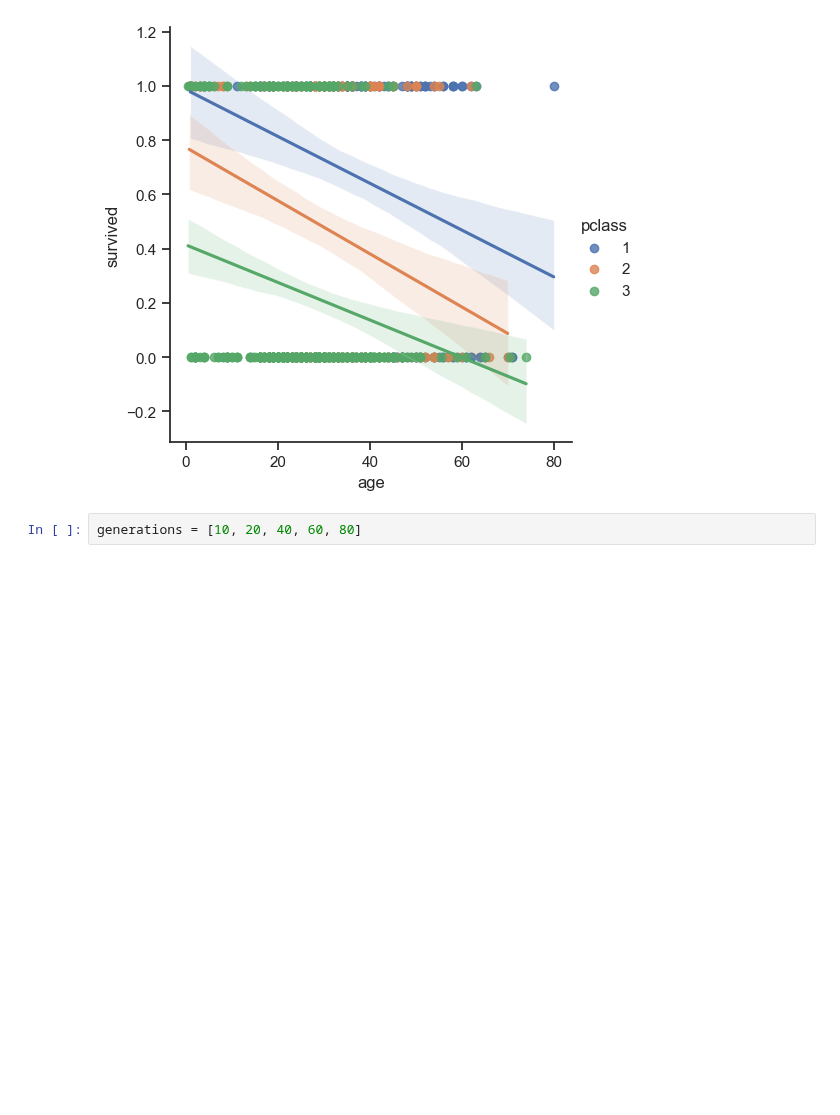
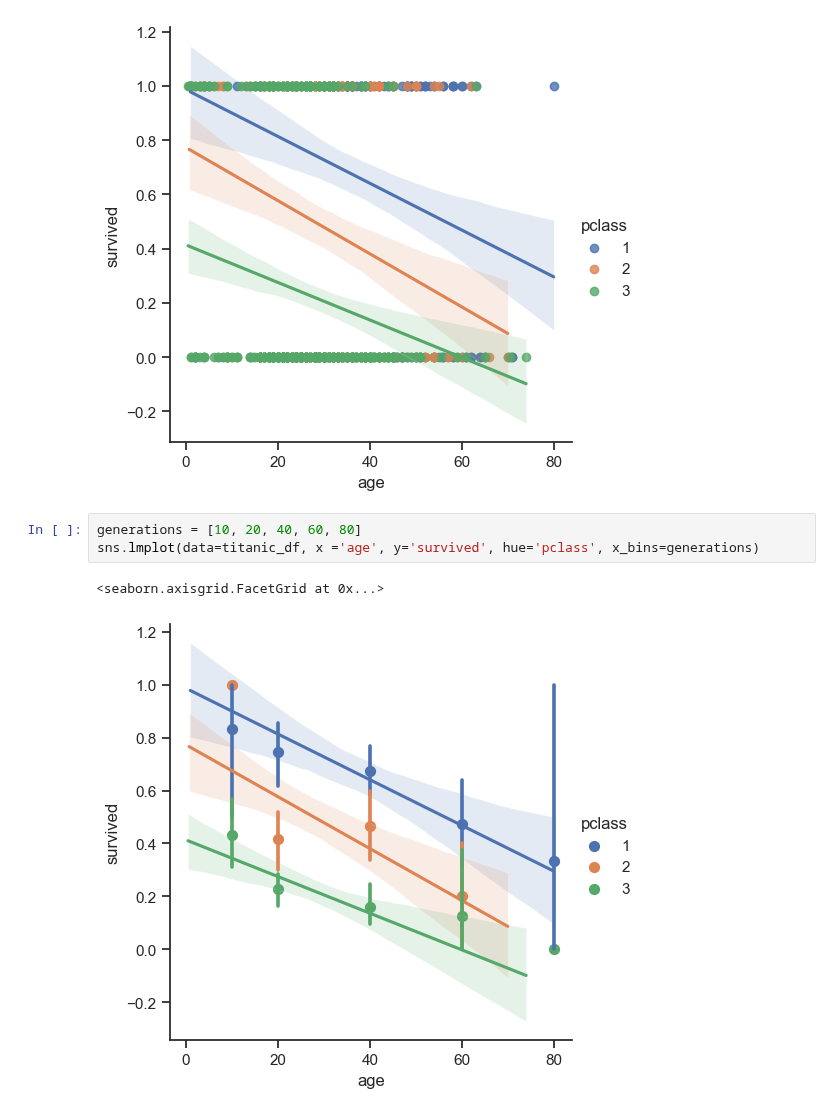
Before and after one commit to araobp/data-science, a Jupyter notebook: Titanic/study1.ipynb, the cells around one changed output. Drawn from its saved outputs; the diff is of its cells as text; blank space fills up the shorter version.

```diff
--- a/Titanic/study1.ipynb
+++ b/Titanic/study1.ipynb
@@ -225,3 +225,7 @@ sns.lmplot(titanic_df, x='age', y='survived', hue='pclass')
 [figure]
 # %%
 generations = [10, 20, 40, 60, 80]
+sns.lmplot(data=titanic_df, x ='age', y='survived', hue='pclass', x_bins=generations)
+# %% [output]
+<seaborn.axisgrid.FacetGrid at 0x...>
+[figure, added]
```
Also changed, not shown: parts of 1 cell of this notebook.
